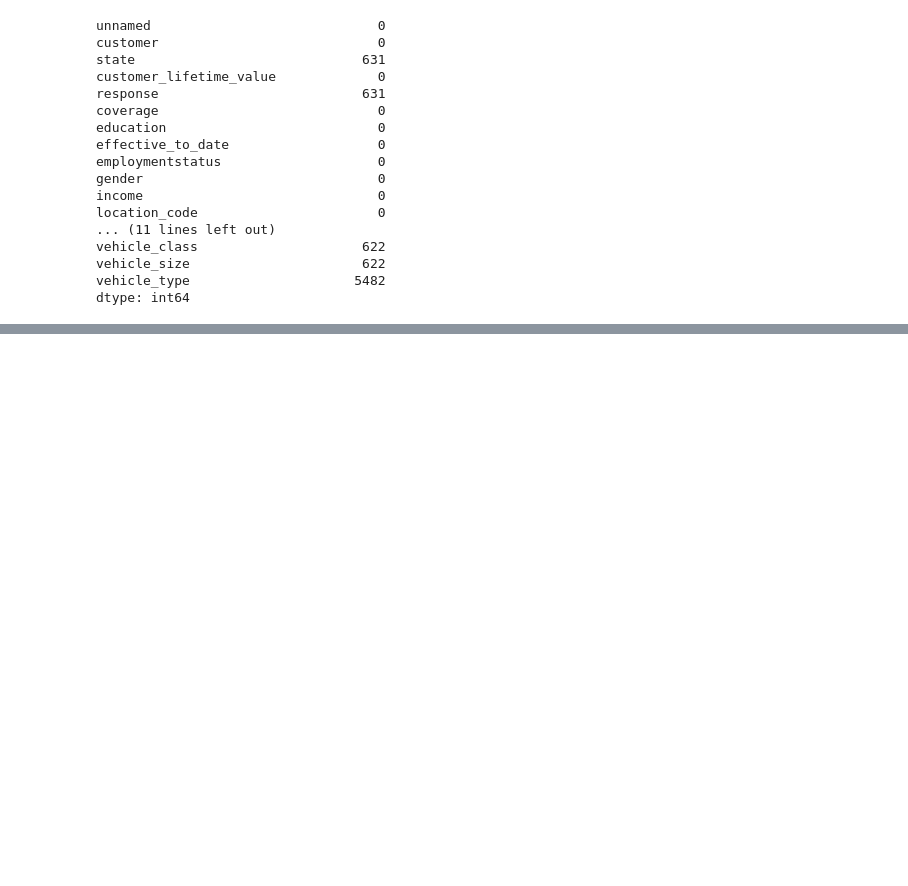
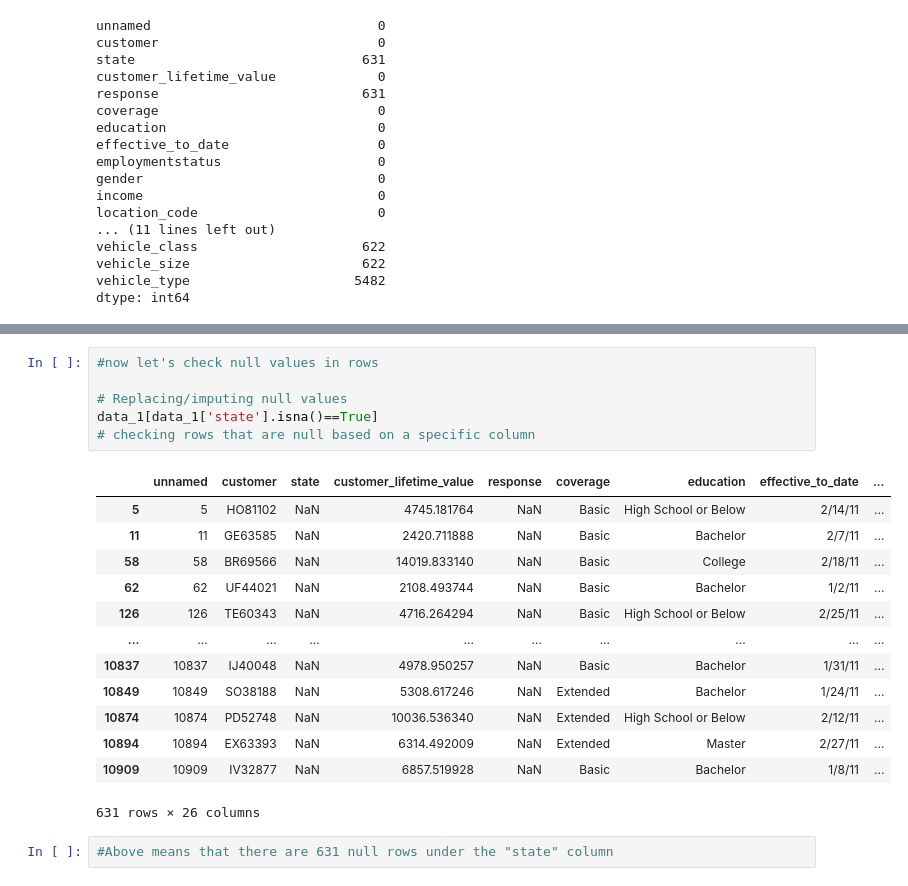
Before and after one commit to hollyjanedalton/lab-customer-analysis-round-2, a Jupyter notebook: files_for_lab/csv_files/Day 2_Lab2.ipynb, the cells around one changed output, grey strips where cells are left out. Saved outputs shown, nothing was run; the diff lists cells and outputs as text; blank space fills up the shorter version.

```diff
--- a/files_for_lab/csv_files/Day 2_Lab2.ipynb
+++ b/files_for_lab/csv_files/Day 2_Lab2.ipynb
@@ -124,0 +163,22 @@ dtype: int64
+# %%
+#now let's check null values in rows
+
+# Replacing/imputing null values
+data_1[data_1['state'].isna()==True]
+# checking rows that are null based on a specific column
+# %% [output]
+|  | unnamed | customer | state | customer_lifetime_value | response | coverage | education | effective_to_date | ... |
+| 5 | 5 | HO81102 | NaN | 4745.181764 | NaN | Basic | High School or Below | 2/14/11 | ... |
+| 11 | 11 | GE63585 | NaN | 2420.711888 | NaN | Basic | Bachelor | 2/7/11 | ... |
+| 58 | 58 | BR69566 | NaN | 14019.833140 | NaN | Basic | College | 2/18/11 | ... |
+| 62 | 62 | UF44021 | NaN | 2108.493744 | NaN | Basic | Bachelor | 1/2/11 | ... |
+| 126 | 126 | TE60343 | NaN | 4716.264294 | NaN | Basic | High School or Below | 2/25/11 | ... |
+| ... | ... | ... | ... | ... | ... | ... | ... | ... | ... |
+| 10837 | 10837 | IJ40048 | NaN | 4978.950257 | NaN | Basic | Bachelor | 1/31/11 | ... |
+| 10849 | 10849 | SO38188 | NaN | 5308.617246 | NaN | Extended | Bachelor | 1/24/11 | ... |
+| 10874 | 10874 | PD52748 | NaN | 10036.536340 | NaN | Extended | High School or Below | 2/12/11 | ... |
+| 10894 | 10894 | EX63393 | NaN | 6314.492009 | NaN | Extended | Master | 2/27/11 | ... |
+| 10909 | 10909 | IV32877 | NaN | 6857.519928 | NaN | Basic | Bachelor | 1/8/11 | ... |
+631 rows × 26 columns
+# %%
+#Above means that there are 631 null rows under the "state" column
```
Also changed, not shown: parts of 7 cells of this notebook.
